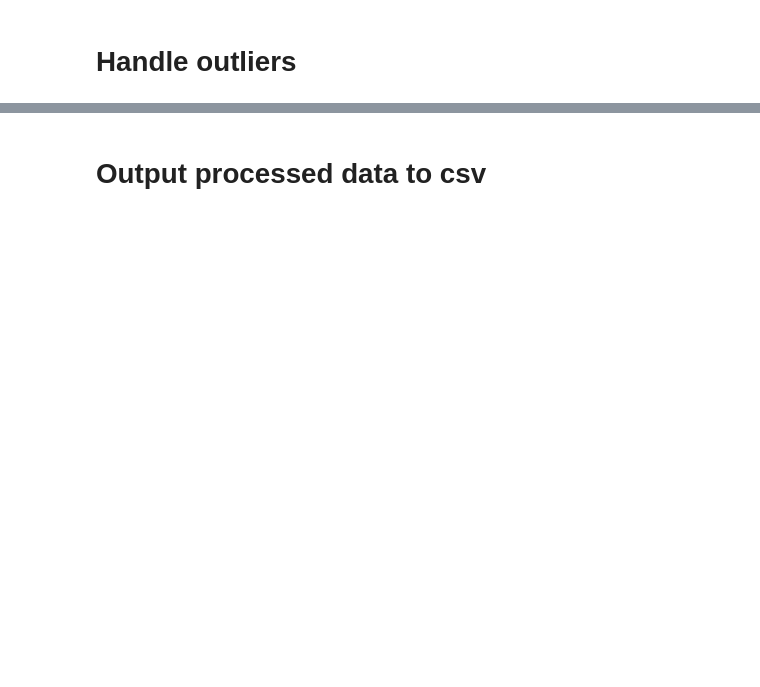
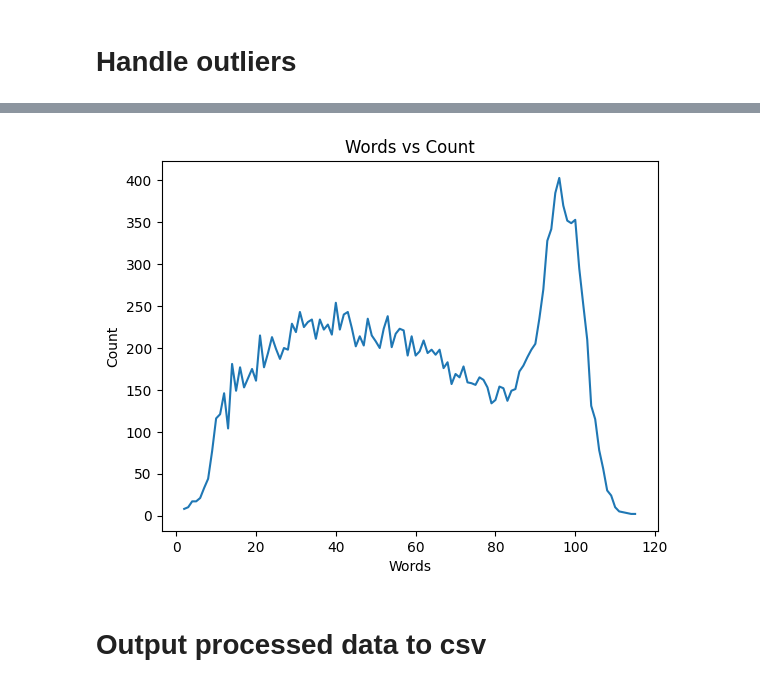
Before and after one commit to khangwen/data-analysis-project, a Jupyter notebook: notebooks/review_analysis.ipynb, the cells around one changed output, grey strips where cells are left out. Saved outputs shown, nothing was run; the diff lists cells and outputs as text; code cells hidden in the pictures; blank space fills up the shorter version.

```diff
--- a/notebooks/review_analysis.ipynb
+++ b/notebooks/review_analysis.ipynb
@@ -140,0 +137,11 @@ df.head()
+# %%
+df['Word Count'] = df['Review Text'].str.split().str.len()
+df_test = df[df['Word Count'] != 0]
+word_count = df_test.groupby('Word Count')
+word_count['Word Count'].value_counts().plot()
+plt.title('Words vs Count')
+plt.xlabel('Words')
+plt.ylabel('Count')
+plt.show()
+# %% [output]
+[figure, added]
```
Also changed, not shown: parts of 5 cells of this notebook, 2 other files.
